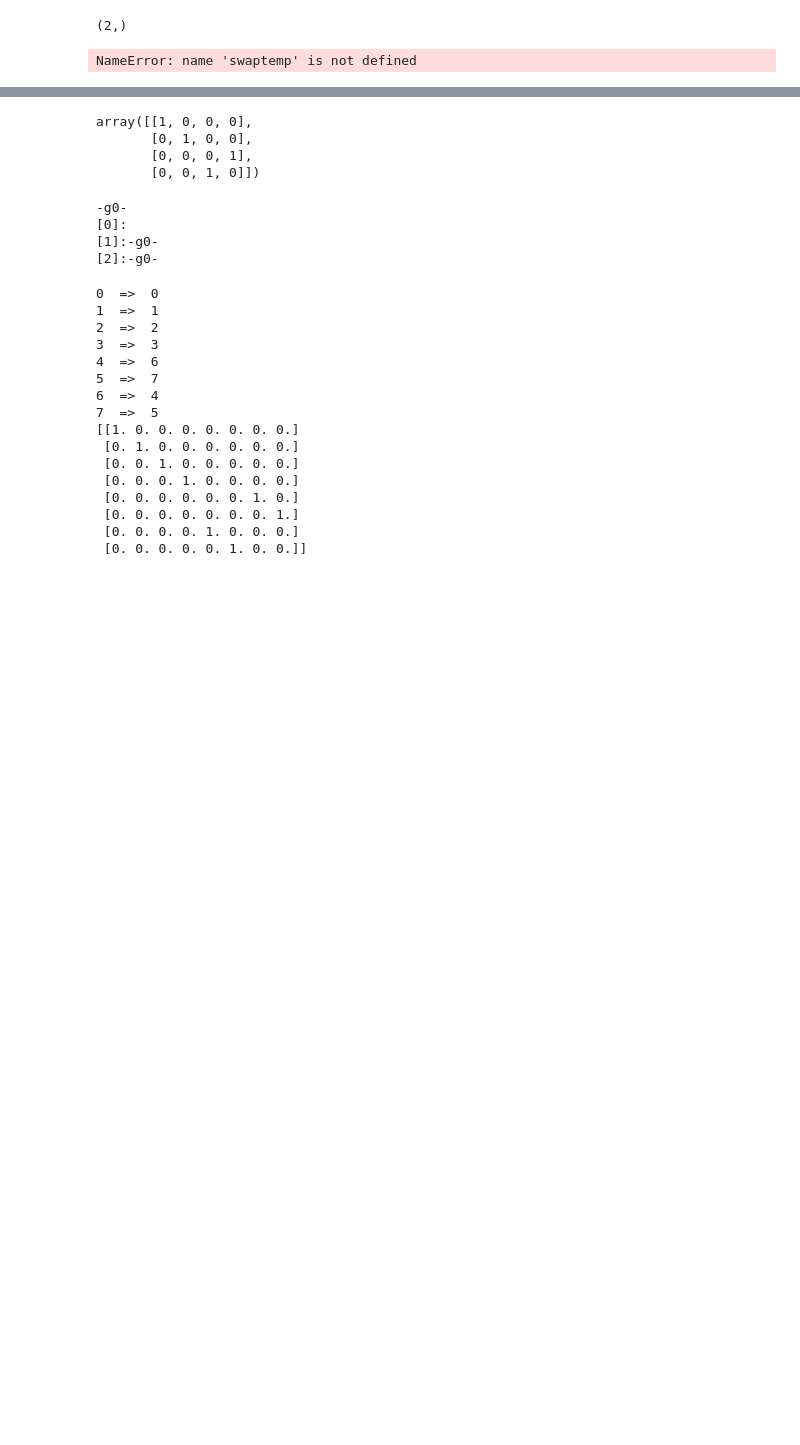
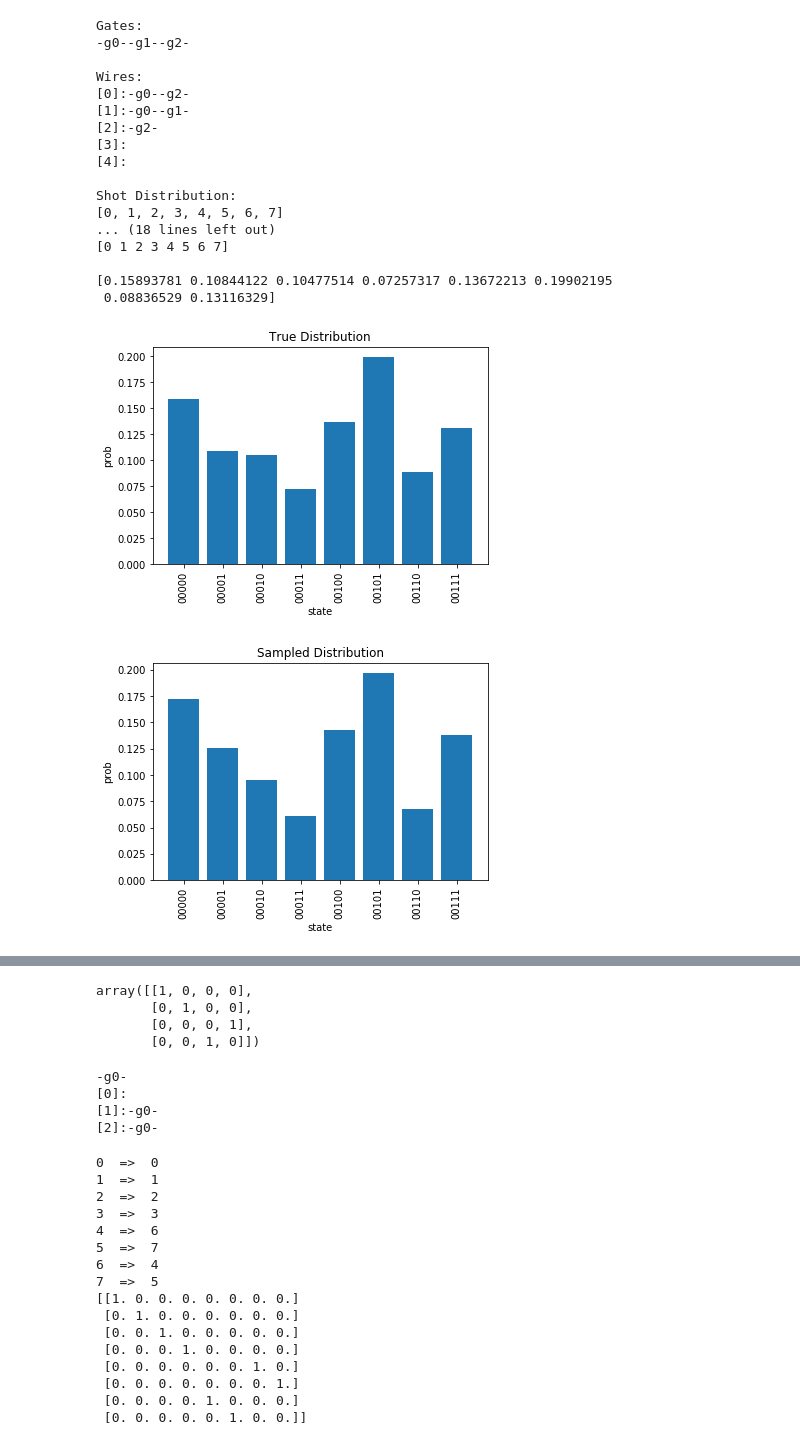
Before and after one commit to zmorrell/ReversibleCircuit, a Jupyter notebook: ReversibleCircuit.ipynb, the cells around one changed output, grey strips where cells are left out. Saved outputs shown, nothing was run; the diff lists cells and outputs as text; code cells hidden in the pictures; blank space fills up the shorter version.

Commit message:
Working code with working histograms and example

```diff
--- a/ReversibleCircuit.ipynb
+++ b/ReversibleCircuit.ipynb
@@ -208,8 +267,65 @@ def sampledist(n,dist):
-# %%
-(np.zeros(2)).shape
-# %% [output]
-(2,)
-# %%
-swaptemp(3,(2,1))
-# %% [output]
-NameError: name 'swaptemp' is not defined
+# %%
+#convergence checking for V&V
+n = 5
+circ = Circuit(n)
+m1 = randomStochMatrix(2)
+g1 = Gate(m1,[0,1])
+
+m2 = randomStochMatrix(1)
+g2 = Gate(m2,[1])
+
+m3 = randomStochMatrix(2)
+g3 = Gate(m3,[0,2])
+
+circ.addGate(g1)
+circ.addGate(g2)
+circ.addGate(g3)
+
+print("Gates:")
+print(circ)
+print()
+
+print("Wires:")
+circ.printWires()
+
+print()
+
+print("Shot Distribution:")
+dist = circ.shotsDist(1000)
+
+distkeys = [k for k in dist]
+distkeys.sort()
+print(distkeys)
+for k in distkeys:
+    binformat = '0' + str(circ.n) + 'b'
+    print(format(k, binformat) , " => ", dist[k])
+
+print()
+print("True Distribution:")
+state = circ.fullStoch()
+for k in distkeys:
+    binformat = '0' + str(circ.n) + 'b'
+    print(format(k,binformat), " => ", state[k])
+
+stateHistogram(n,dist)
+stateHistogram(n,state)
+# %% [output]
+Gates:
+-g0--g1--g2-
+
+Wires:
+[0]:-g0--g2-
+[1]:-g0--g1-
+[2]:-g2-
+[3]:
+[4]:
+
+Shot Distribution:
+[0, 1, 2, 3, 4, 5, 6, 7]
+... (18 lines left out)
+[0 1 2 3 4 5 6 7]
+
+[0.15893781 0.10844122 0.10477514 0.07257317 0.13672213 0.19902195
+ 0.08836529 0.13116329]
+[figure, added]
+[figure, added]
```
Also changed, not shown: parts of 4 cells of this notebook.
